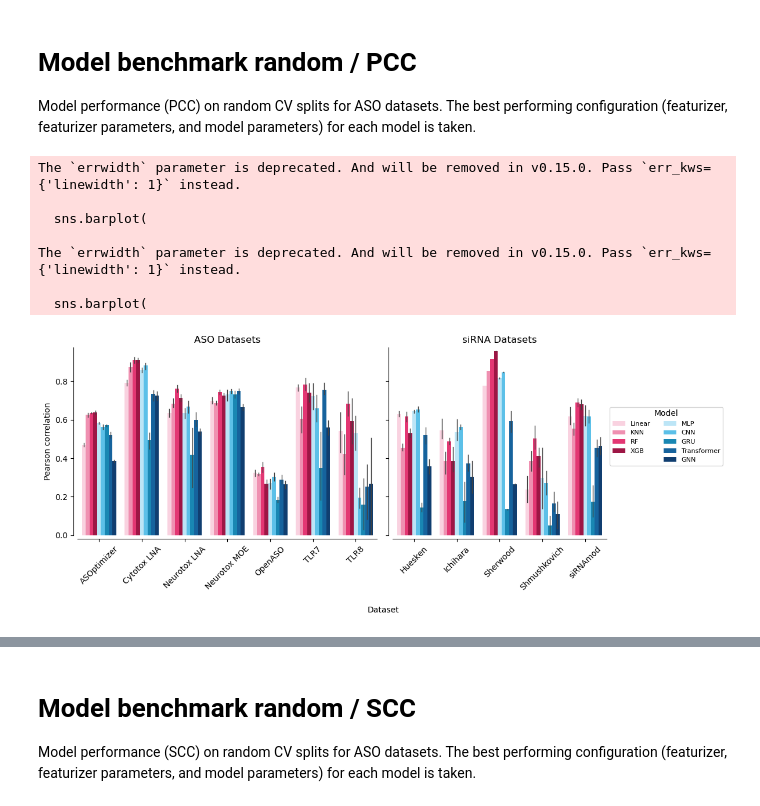
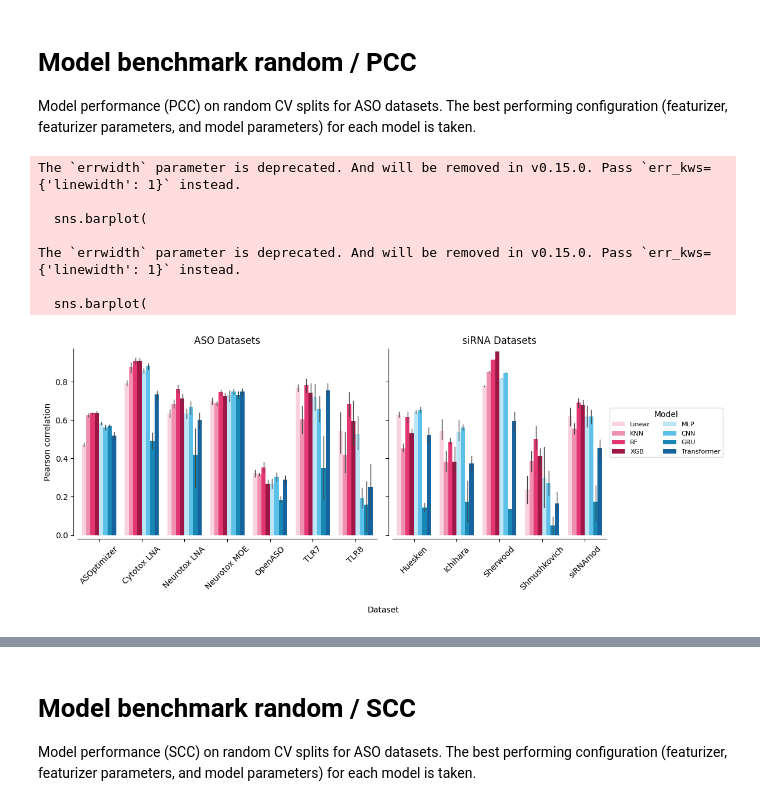
Before and after one commit to Roche/OligoGym, a Jupyter notebook: benchmarks/Analysis.ipynb, the cells around one changed output, grey strips where cells are left out. Cells and saved outputs as stored; diff of their text form; code cells hidden in the pictures.

```diff
--- a/benchmarks/Analysis.ipynb
+++ b/benchmarks/Analysis.ipynb
@@ -103,7 +103,7 @@ model_palette = {
     'CNN': '#45caff',
     'GRU': '#0092cc',
     'Transformer': '#0066b3',
-    'GNN': '#003d80'
+    #'GNN': '#003d80'
 }
 # %%
 data['dataset_unformatted'] = data['dataset']
@@ -171,39 +171,40 @@ ax[0].set_xticklabels(ax[0].get_xticklabels(), rotation=45)
 
 sns.barplot(
     x='dataset',
     y='test_pearson_correlation',
     hue='model',
     data=data_plot[data_plot['dataset'].isin(SIRNA_DATA)],
     palette=model_palette,
     hue_order=model_palette.keys(),
     ax=ax[1],
     errwidth=1
 )
 ax[1].set_ylim(bottom=0)
 ax[1].set_xlabel("")
 ax[1].set_title("siRNA Datasets")
 ax[1].set_ylabel('Pearson correlation')
+
+# # Add a dummy invisible handle/label to make 10 total entries (so we get 5 per column)
+# dummy_handle = mpatches.Patch(color='none', label='')
+# handles.insert(4, dummy_handle)  # Insert after 4th entry
+# labels.insert(4, '')
+
 handles, labels = ax[1].get_legend_handles_labels()
-# Add a dummy invisible handle/label to make 10 total entries (so we get 5 per column)
-dummy_handle = mpatches.Patch(color='none', label='')
-handles.insert(4, dummy_handle)  # Insert after 4th entry
-labels.insert(4, '')
-
 ax[1].legend(handles, labels, title="Model", fontsize=8, ncol=2)
 sns.move_legend(ax[1], "upper left", bbox_to_anchor=(1, 0.7), title="Model", ncols=2, fontsize=8)
 ax[1].set_xticklabels(ax[1].get_xticklabels(), rotation=45)
 fig.supxlabel("Dataset", fontsize=10)
 fig.tight_layout()
 fig.savefig("figures/benchmarking_random_pcc.pdf", dpi=300)
 # %% [output]
 The `errwidth` parameter is deprecated. And will be removed in v0.15.0. Pass `err_kws={'linewidth': 1}` instead.
 
   sns.barplot(
 
 The `errwidth` parameter is deprecated. And will be removed in v0.15.0. Pass `err_kws={'linewidth': 1}` instead.
 
   sns.barplot(
-[figure, old version]
+[figure, new version]
 # %%
 data_plot = data.loc[data['cross_validation'] == 'random']
 data_plot = data_plot.drop(columns=['dataset_unformatted', 'cross_validation', 'train_fold', 'test_fold'])
```
Also changed, not shown: parts of 30 cells of this notebook.
